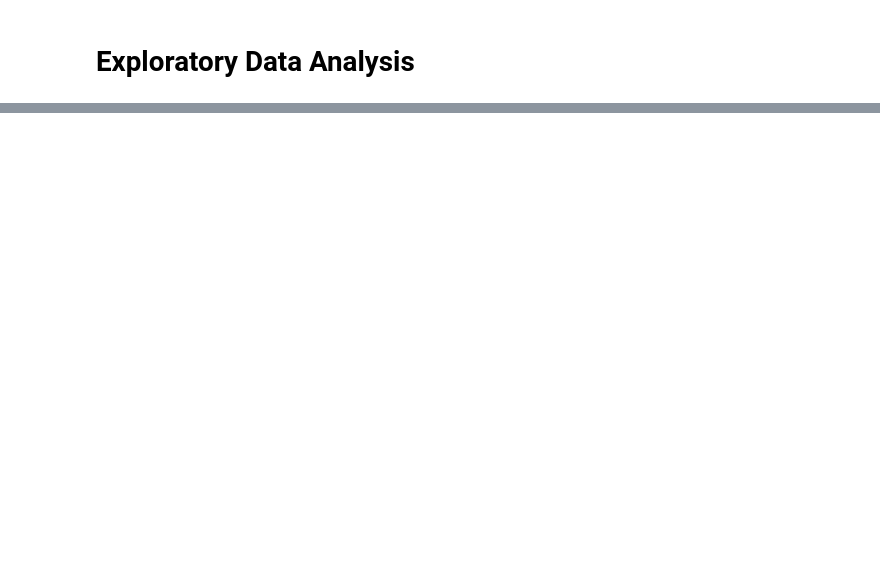
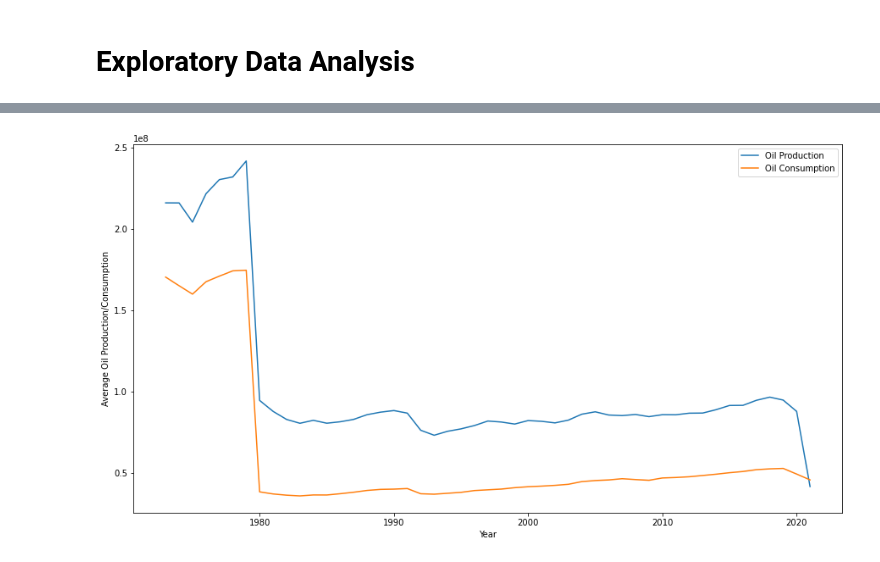
Before and after one commit to EjiKanyi/Fuel-production-vs-consumption, a Jupyter notebook: index.ipynb, the cells around one changed output, grey strips where cells are left out. Cells and saved outputs as stored; diff of their text form; code cells hidden in the pictures; blank space fills up the shorter version.

```diff
--- a/index.ipynb
+++ b/index.ipynb
@@ -143,0 +211,15 @@ data.describe()
+# %%
+mean_oil_production = data.groupby('Year')[['Oil production(m³)', 'Oil consumption(m³)']].mean().reset_index()
+
+plt.figure(figsize=(15, 8))
+# Use Seaborn lineplot to visualize the data
+sns.lineplot(x='Year', y='Oil production(m³)', data=mean_oil_production, label='Oil Production')
+sns.lineplot(x='Year', y='Oil consumption(m³)', data=mean_oil_production, label='Oil Consumption')
+
+
+plt.xlabel('Year')
+plt.ylabel('Average Oil Production/Consumption')
+plt.legend()
+plt.show()
+# %% [output]
+[figure, added]
```
Also changed, not shown: parts of 13 cells of this notebook.
